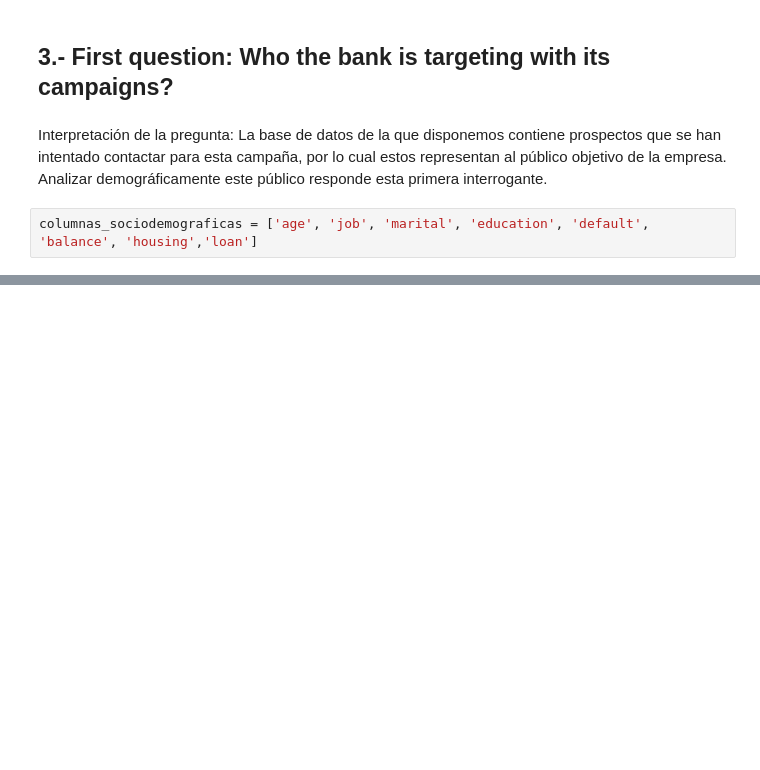
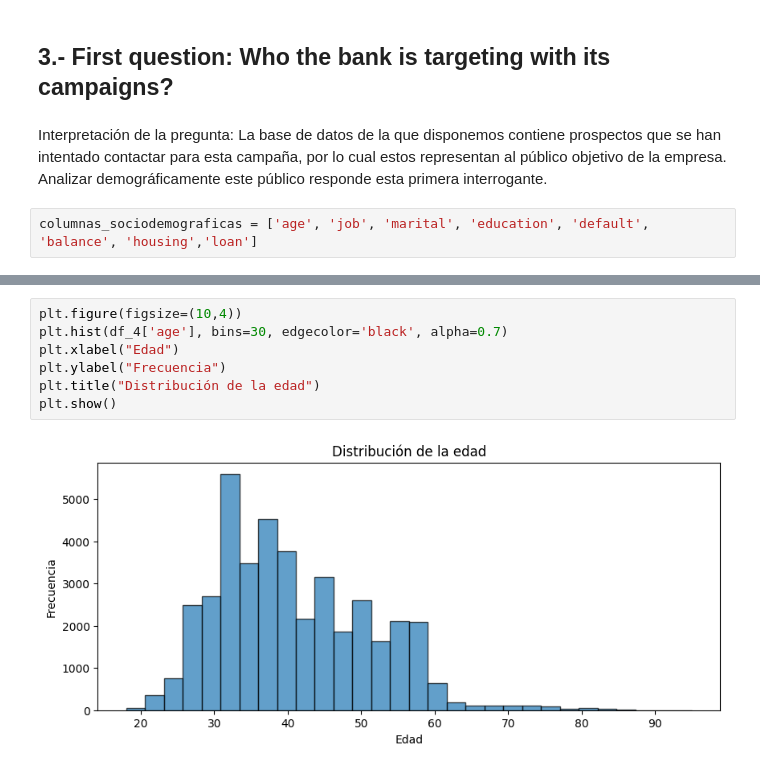
Before and after one commit to nicur32/Proyecto_Bank, a Jupyter notebook: BANK HAKATHON/hackathon.ipynb, the cells around one changed output, grey strips where cells are left out. Drawn from its saved outputs; the diff is of its cells as text; blank space fills up the shorter version.

```diff
--- a/BANK HAKATHON/hackathon.ipynb
+++ b/BANK HAKATHON/hackathon.ipynb
@@ -228,0 +418,9 @@ columnas_sociodemograficas = ['age', 'job', 'marital', 'education', 'default', '
+# %%
+plt.figure(figsize=(10,4))
+plt.hist(df_4['age'], bins=30, edgecolor='black', alpha=0.7)
+plt.xlabel("Edad")
+plt.ylabel("Frecuencia")
+plt.title("Distribución de la edad")
+plt.show()
+# %% [output]
+[figure, added]
```
Also changed, not shown: parts of 46 cells of this notebook, 1 other file.
